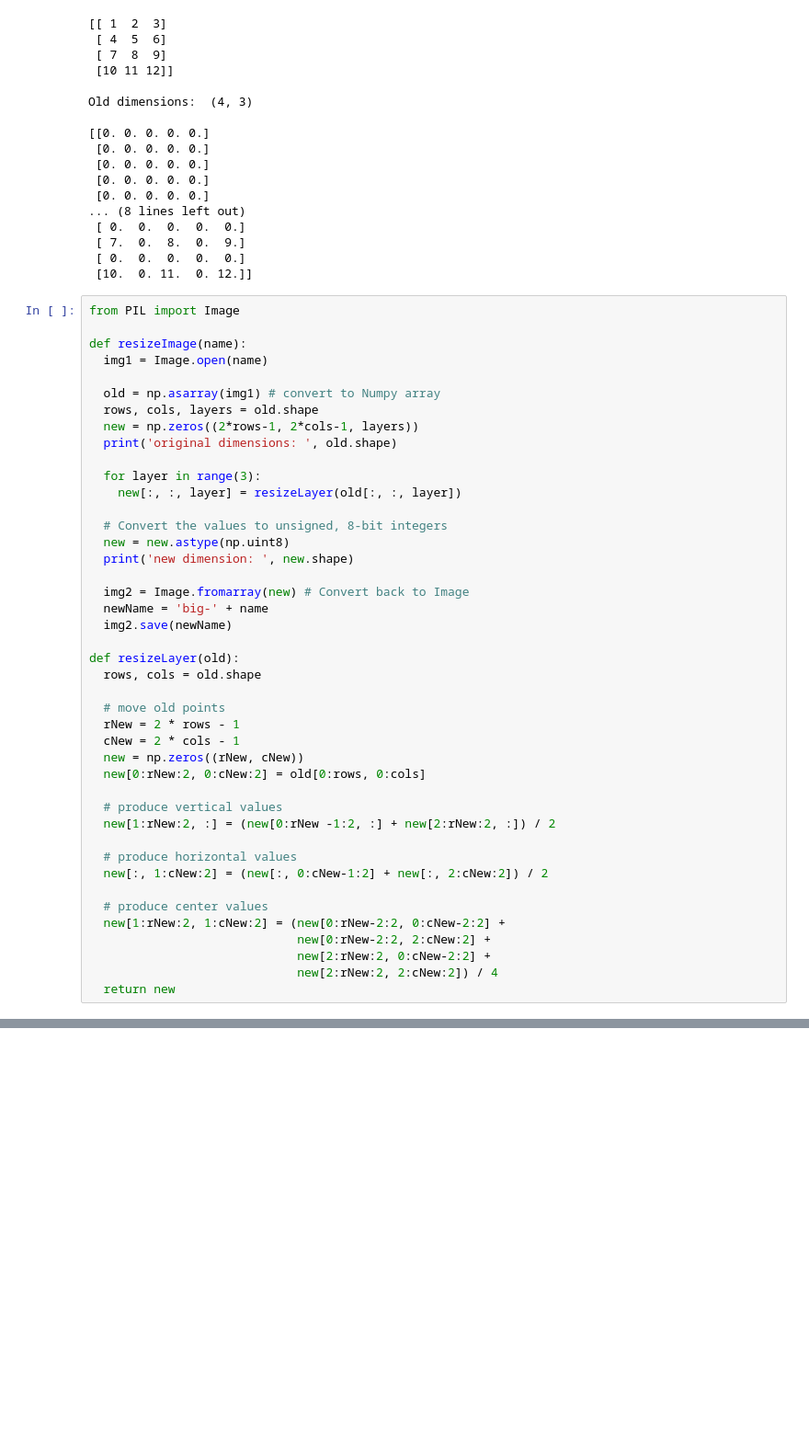
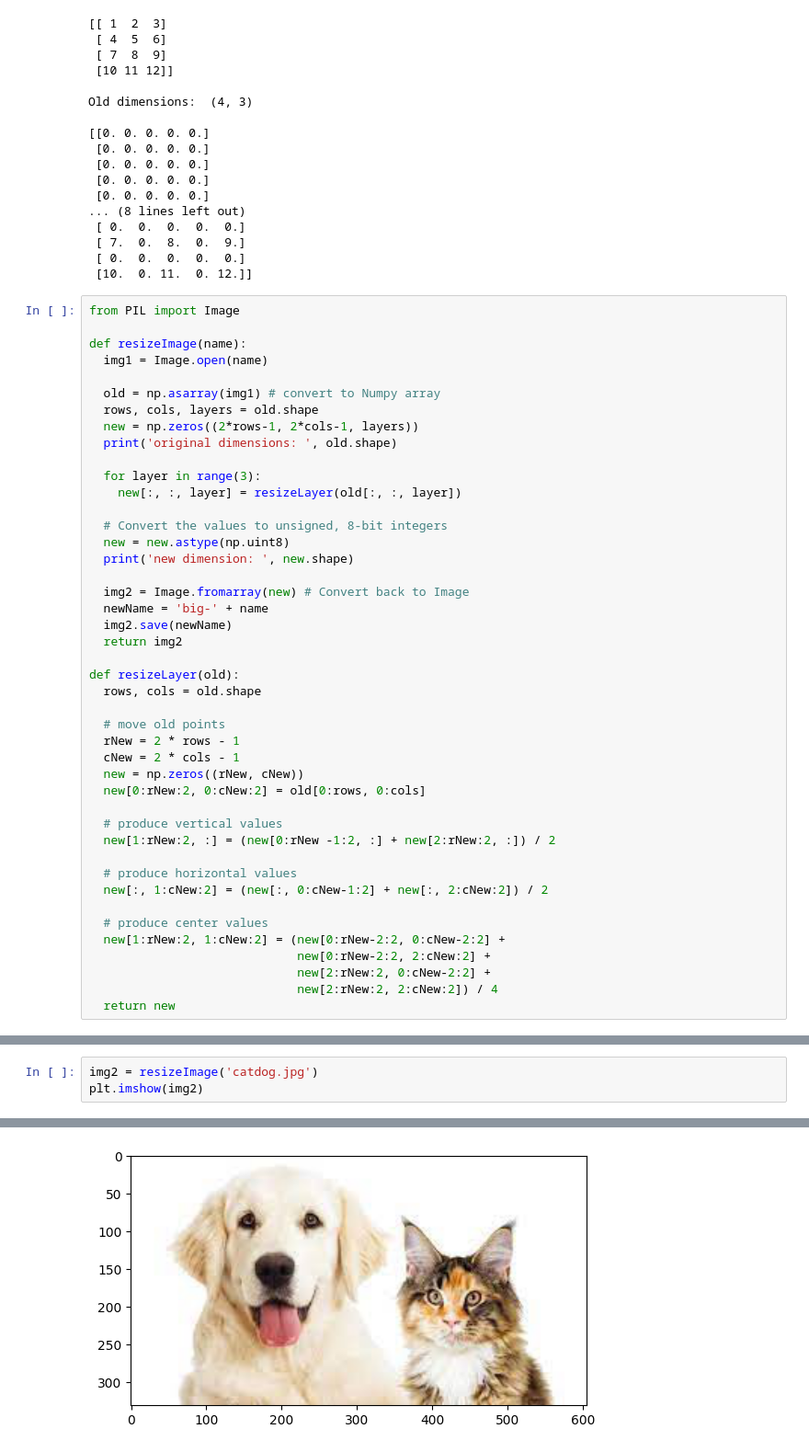
Before and after one commit to DavoodSZ1993/Dive-into-Deep-Learning-Notes-, a Jupyter notebook: 14_11_fully_convolutional_networks_notes.ipynb, the cells around one changed output, grey strips where cells are left out. Shown at 92% size. Drawn from its saved outputs; the diff is of its cells as text; blank space fills up the shorter version.

```diff
--- a/14_11_fully_convolutional_networks_notes.ipynb
+++ b/14_11_fully_convolutional_networks_notes.ipynb
@@ -69,6 +69,7 @@ def resizeImage(name):
   img2 = Image.fromarray(new) # Convert back to Image
   newName = 'big-' + name
   img2.save(newName)
+  return img2
 
 def resizeLayer(old):
   rows, cols = old.shape
@@ -93,0 +122,4 @@ def resizeLayer(old):
+# %%
+img2 = resizeImage('catdog.jpg')
+plt.imshow(img2)
+# %% [output]
@@ -93,0 +129 @@ def resizeLayer(old):
+[figure, added]
```
Also changed, not shown: parts of 3 cells of this notebook.
